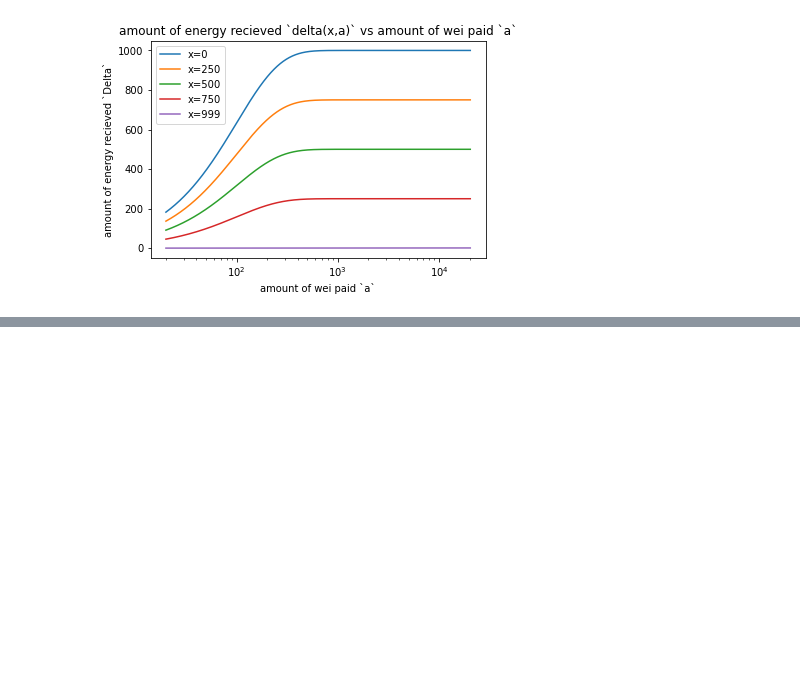
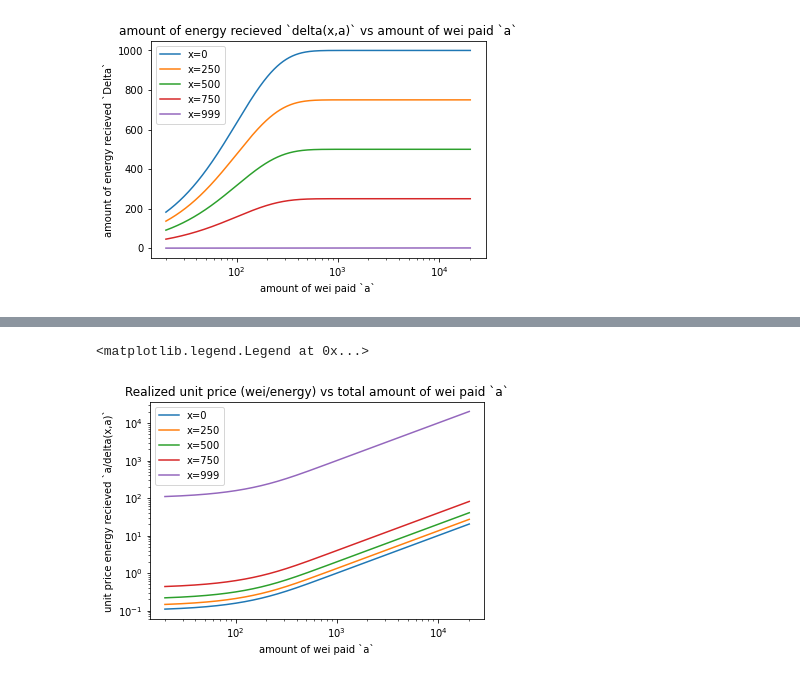
Before and after one commit to mzargham/curves, a Jupyter notebook: notebook_for_P.ipynb, the cells around one changed output, grey strips where cells are left out. Drawn from its saved outputs; the diff is of its cells as text; code cells hidden in the pictures; blank space fills up the shorter version.

```diff
--- a/notebook_for_P.ipynb
+++ b/notebook_for_P.ipynb
@@ -112,0 +113,9 @@ plt.legend(['x=0','x=250','x=500','x=750','x=999'])
+# %%
+plt.loglog(a,a/Delta[:,0], a,a/Delta[:,250], a,a/Delta[:,500], a,a/Delta[:,750], a,a/Delta[:,999])
+plt.title('Realized unit price (wei/energy) vs total amount of wei paid `a`')
+plt.xlabel('amount of wei paid `a`')
+plt.ylabel('unit price energy recieved `a/delta(x,a)`')
+plt.legend(['x=0','x=250','x=500','x=750','x=999'])
+# %% [output]
+<matplotlib.legend.Legend at 0x...>
+[figure, added]
```
Also changed, not shown: parts of 2 cells of this notebook.
